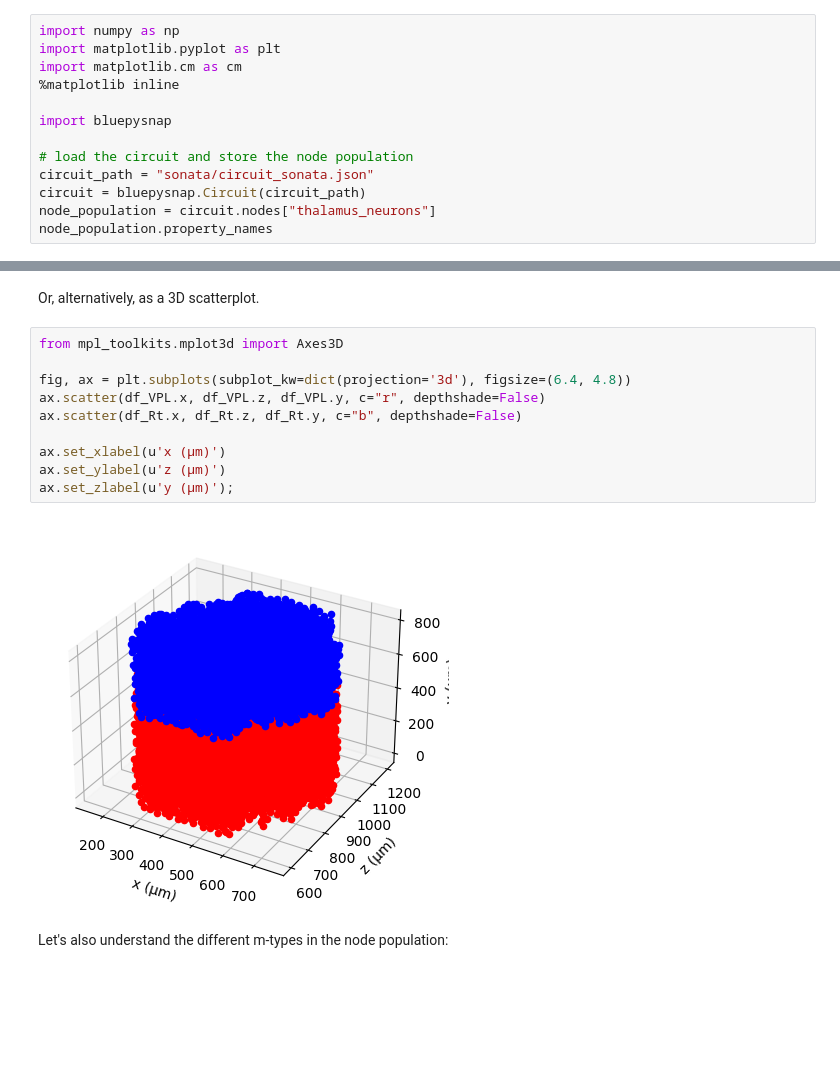
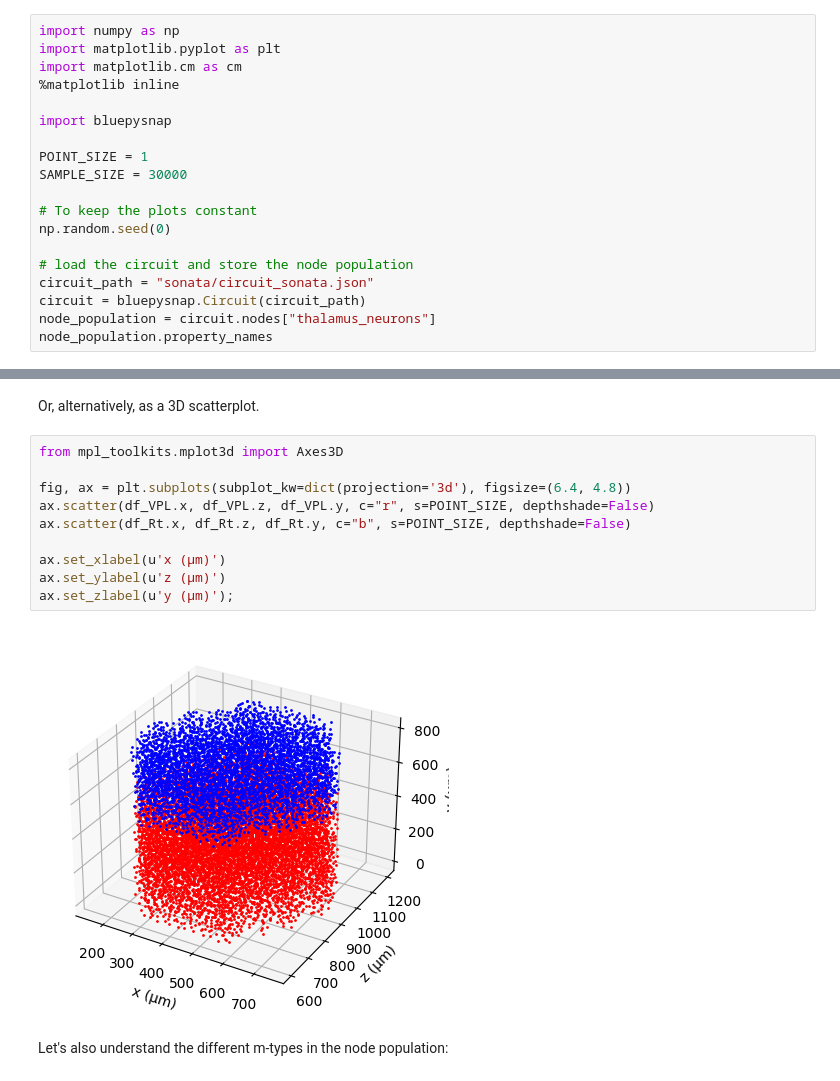
Before and after one commit to BlueBrain/snap, a Jupyter notebook: doc/source/notebooks/03_node_properties.ipynb, the cells around one changed output, grey strips where cells are left out. Cells and saved outputs as stored; diff of their text form; blank space fills up the shorter version.

```diff
--- a/doc/source/notebooks/03_node_properties.ipynb
+++ b/doc/source/notebooks/03_node_properties.ipynb
@@ -13,6 +13,12 @@ import matplotlib.cm as cm
 
 import bluepysnap
 
+POINT_SIZE = 1
+SAMPLE_SIZE = 30000
+
+# To keep the plots constant
+np.random.seed(0)
+
 # load the circuit and store the node population
 circuit_path = "sonata/circuit_sonata.json"
 circuit = bluepysnap.Circuit(circuit_path)
@@ -167,15 +173,15 @@ Or, alternatively, as a 3D scatterplot.
 # %%
 from mpl_toolkits.mplot3d import Axes3D
 
 fig, ax = plt.subplots(subplot_kw=dict(projection='3d'), figsize=(6.4, 4.8))
-ax.scatter(df_VPL.x, df_VPL.z, df_VPL.y, c="r", depthshade=False)
-ax.scatter(df_Rt.x, df_Rt.z, df_Rt.y, c="b", depthshade=False)
+ax.scatter(df_VPL.x, df_VPL.z, df_VPL.y, c="r", s=POINT_SIZE, depthshade=False)
+ax.scatter(df_Rt.x, df_Rt.z, df_Rt.y, c="b", s=POINT_SIZE, depthshade=False)
 
 ax.set_xlabel(u'x (μm)')
 ax.set_ylabel(u'z (μm)')
 ax.set_zlabel(u'y (μm)');
 # %% [output]
-[figure, old version]
+[figure, new version]
 # %% [markdown]
 Let's also understand the different m-types in the node population:
 # %%
```
Also changed, not shown: parts of 3 cells of this notebook.
